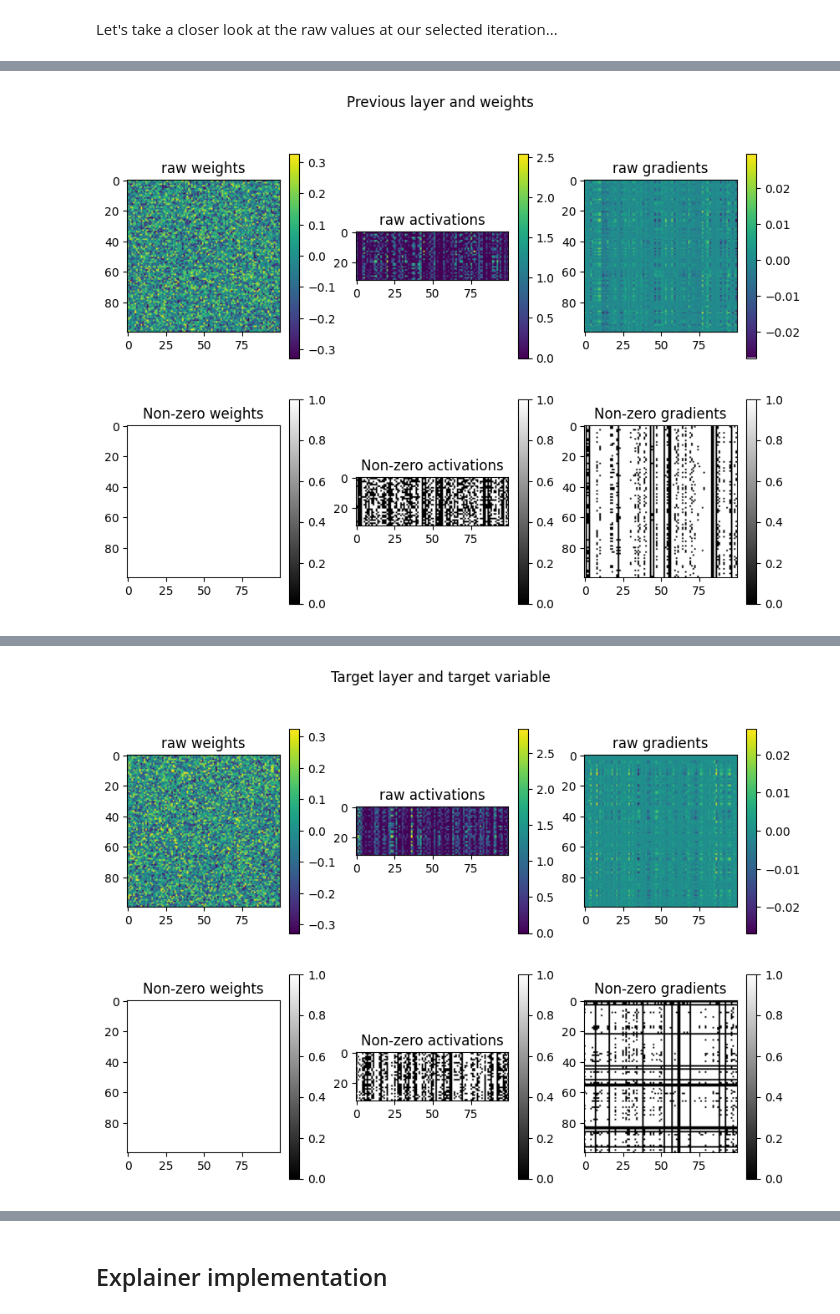
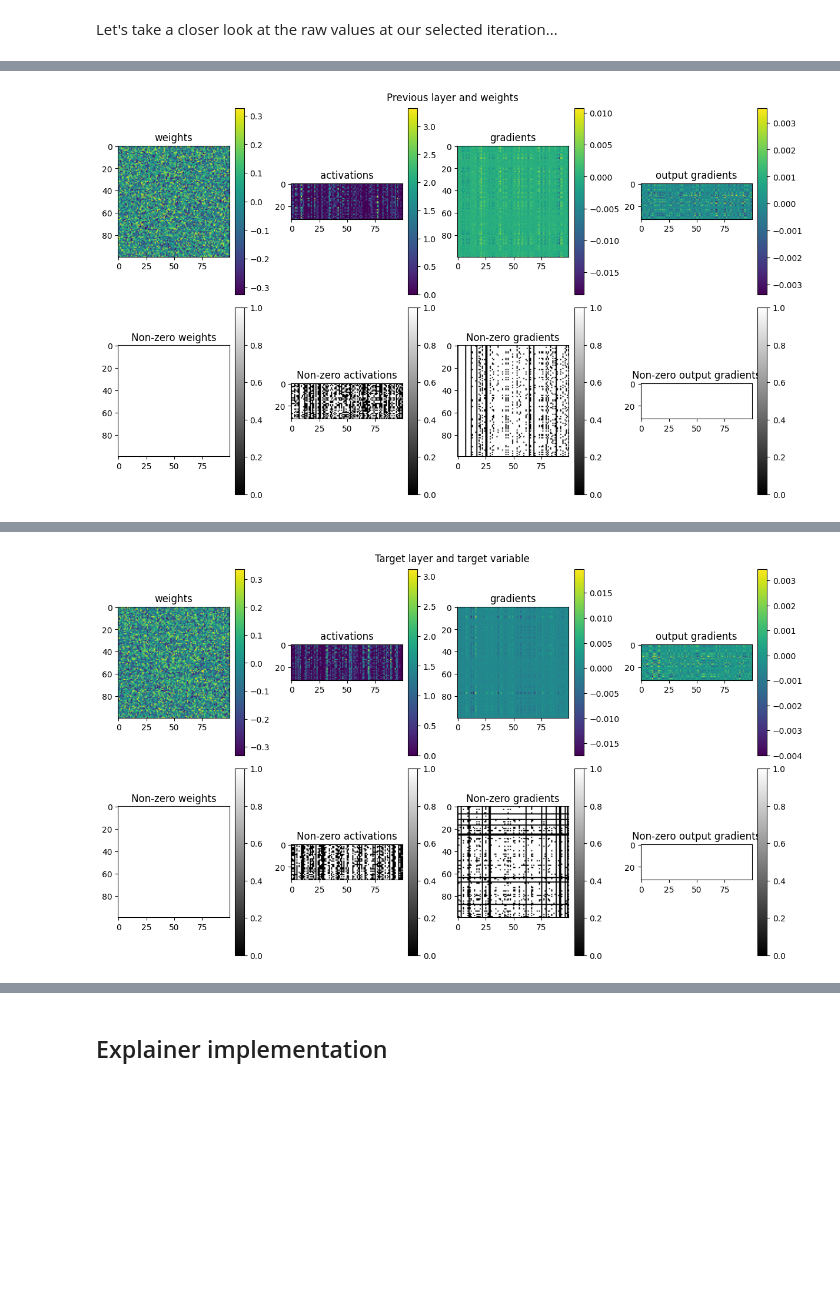
Before and after one commit to malcolmlett/training-instrumentation-toolkit, a Jupyter notebook: Learning_visualisations_v12.ipynb, the cells around one changed output, grey strips where cells are left out. Drawn from its saved outputs; the diff is of its cells as text; code cells hidden in the pictures; blank space fills up the shorter version.

Commit message:
Using output_gradients instead of inferring backprop. Summarising per-unit rates of near-zero

```diff
--- a/Learning_visualisations_v12.ipynb
+++ b/Learning_visualisations_v12.ipynb
@@ -201,6 +194,7 @@ reload(tot)
 collection_sets = [{'include_non_trainable': True}]
 variables = tot.VariableHistoryCallback(per_step=True, before_updates=True, collection_sets=collection_sets)
 gradients = tot.GradientHistoryCallback(per_step=True, collection_sets=collection_sets)
+output_gradients = tot.LayerOutputGradientHistoryCallback(per_step=True, collection_sets=collection_sets)
 activity = tot.ActivityHistoryCallback(per_step=True, collection_sets=collection_sets)
 
 model = binary_classification_model('he_normal')
@@ -209,7 +203,7 @@ train_X, train_Y, _, _ = binary_classification_dataset()
 dataset = tf.data.Dataset.from_tensor_slices((train_X, train_Y))
 
 start = tf.timestamp()
-history = tot.fit(model, dataset.batch(32), epochs=20, verbose=0, callbacks=[tot.LessVerboseProgressLogger(), variables, gradients, activity])
+history = tot.fit(model, dataset.batch(32), epochs=20, verbose=0, callbacks=[tot.LessVerboseProgressLogger(), variables, gradients, output_gradients, activity])
 duration = tf.timestamp() - start
 print(f"Total training time: {duration.numpy():.2f} secs")
 # %% [output]
@@ -301,41 +306,53 @@ def plot_stuff(title, l_idx, var_idx, it_idx):
   raw_weights = variables.variables[var_idx][it_idx]
   raw_activations = activity.layer_outputs[l_idx][it_idx]
   raw_gradients = gradients.gradients[var_idx][it_idx]
-  print(f"raw_weights: {raw_weights.shape}")
-  print(f"raw_activations: {raw_activations.shape}")
-  print(f"raw_gradients: {raw_gradients.shape}")
+  raw_output_gradients = output_gradients.gradients[l_idx][it_idx]
+  print(f"raw_weights:          {raw_weights.shape}")
+  print(f"raw_activations:      {raw_activations.shape}")
+  print(f"raw_gradients:        {raw_gradients.shape}")
+  print(f"raw_output_gradients: {raw_output_gradients.shape}")
 
-  fig = plt.figure(figsize=(10,7))
+  fig = plt.figure(figsize=(12,7), layout='constrained')
   fig.suptitle(title)
 
-  plt.subplot(2,3,1)
-  plt.title('raw weights')
+  plt.subplot(2,4,1)
+  plt.title('weights')
   plt.imshow(raw_weights)
   plt.colorbar()
 
-  plt.subplot(2,3,2)
-  plt.title('raw activations')
+  plt.subplot(2,4,2)
+  plt.title('activations')
   plt.imshow(raw_activations)
   plt.colorbar()
 
-  plt.subplot(2,3,3)
-  plt.title('raw gradients')
+  plt.subplot(2,4,3)
+  plt.title('gradients')
   plt.imshow(raw_gradients)
   plt.colorbar()
 
-  plt.subplot(2,3,4)
+  plt.subplot(2,4,4)
+  plt.title('output gradients')
+  plt.imshow(raw_output_gradients)
+  plt.colorbar()
+
+  plt.subplot(2,4,5)
   plt.title('Non-zero weights')
   plt.imshow(raw_weights != 0, cmap='gray', vmin=0.0, vmax=1.0)
   plt.colorbar()
 
-  plt.subplot(2,3,5)
+  plt.subplot(2,4,6)
   plt.title('Non-zero activations')
   plt.imshow(raw_activations != 0, cmap='gray', vmin=0, vmax=1.0)
   plt.colorbar()
 
-  plt.subplot(2,3,6)
+  plt.subplot(2,4,7)
   plt.title('Non-zero gradients')
   plt.imshow(raw_gradients != 0, cmap='gray', vmin=0, vmax=1.0)
+  plt.colorbar()
+
+  plt.subplot(2,4,8)
+  plt.title('Non-zero output gradients')
+  plt.imshow(raw_output_gradients != 0, cmap='gray', vmin=0, vmax=1.0)
   plt.colorbar()
 
   plt.show()
@@ -350 +368 @@ raw_gradients: (100, 100)
-[figure, old version]
+[figure, new version]
@@ -354 +373 @@ raw_gradients: (100, 100)
-[figure, old version]
+[figure, new version]
```
Also changed, not shown: parts of 27 cells of this notebook.
